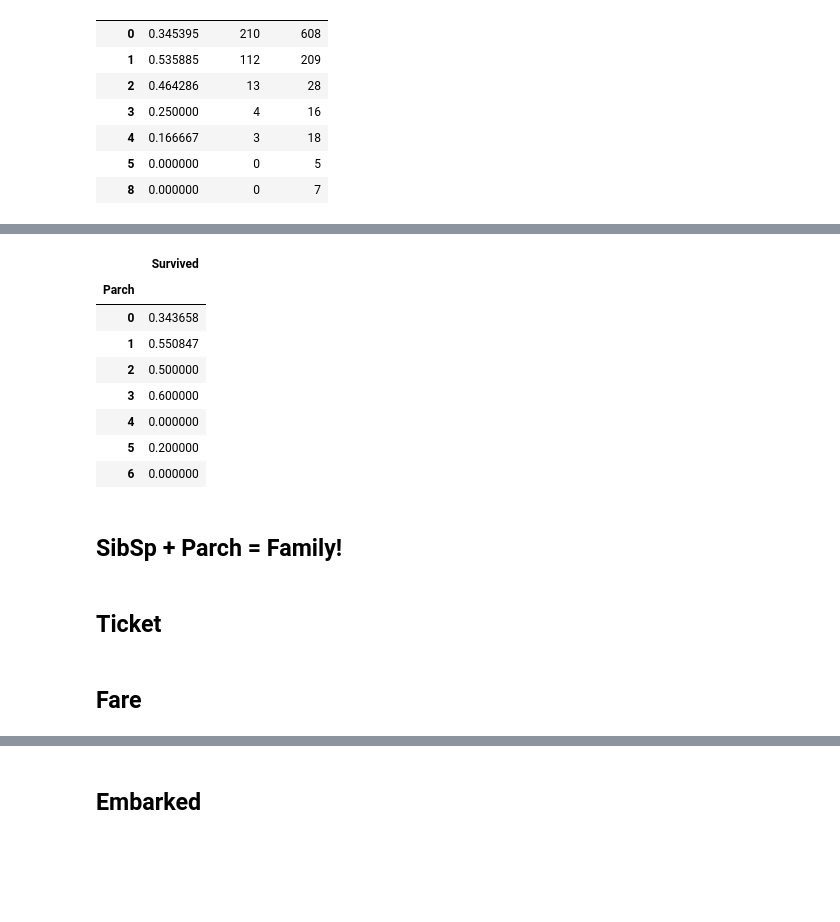
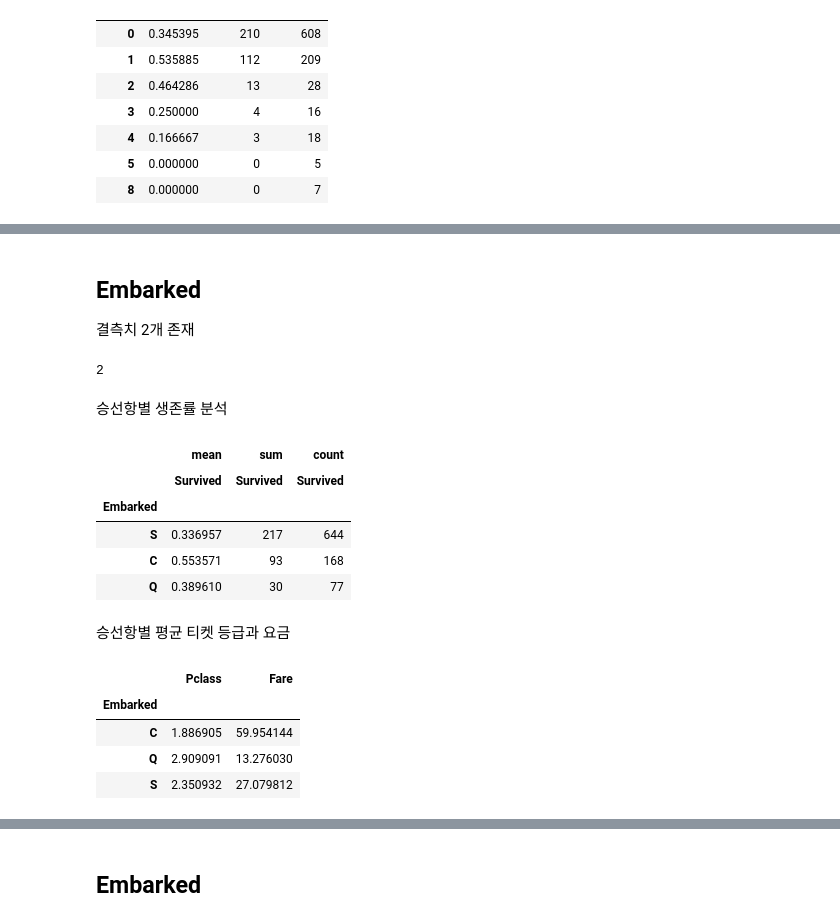
Before and after one commit to Usunwoo/kaggle-titanic, a Jupyter notebook: titanic.ipynb, the cells around one changed output, grey strips where cells are left out. Saved outputs shown, nothing was run; the diff lists cells and outputs as text; code cells hidden in the pictures; blank space fills up the shorter version.

```diff
--- a/titanic.ipynb
+++ b/titanic.ipynb
@@ -183,0 +382,3 @@ pd.pivot_table(data=train, values='Survived', index='Sex', aggfunc=['mean', 'sum
+# %%
+train['AgeRange'] = AgeRange
+train
@@ -198,0 +465,3 @@ pd.pivot_table(data=train, values='Survived', index='SibSp', aggfunc=['mean', 's
+# %%
+train['Family'] = train['SibSp'] + train['Parch']
+train['Family'].value_counts()
@@ -198,0 +578,4 @@ pd.pivot_table(data=train, values='Survived', index='SibSp', aggfunc=['mean', 's
+# %%
+droped_Cabin = train.Cabin.dropna()
+droped_Cabin = droped_Cabin.map(lambda x: x[0])
+droped_Cabin
@@ -198,0 +595,2 @@ pd.pivot_table(data=train, values='Survived', index='SibSp', aggfunc=['mean', 's
+# %%
+train['Floor'] = droped_Cabin
@@ -199,14 +632,29 @@ pd.pivot_table(data=train, values='Survived', index='SibSp', aggfunc=['mean', 's
+# %% [markdown]
+## Embarked
+
+결측치 2개 존재
+# %%
+train.Embarked.isna().sum()
+# %% [output]
+2
+# %% [markdown]
+승선항별 생존률 분석
+# %%
+pd.pivot_table(data=train, values='Survived', index='Embarked', aggfunc=['mean', 'sum', 'count'], sort=False)
+# %% [output]
+|  | mean | sum | count |
+|  | Survived | Survived | Survived |
+| Embarked |  |  |  |
+| S | 0.336957 | 217 | 644 |
+| C | 0.553571 | 93 | 168 |
+| Q | 0.389610 | 30 | 77 |
+# %% [markdown]
+승선항별 평균 티켓 등급과 요금
 # %%
-train.groupby('Parch')[['Survived']].mean()
+train.groupby('Embarked')[['Pclass', 'Fare']].mean()
 # %% [output]
-|  | Survived |
-| Parch |  |
-| 0 | 0.343658 |
-| 1 | 0.550847 |
-| 2 | 0.500000 |
-| 3 | 0.600000 |
-| 4 | 0.000000 |
-| 5 | 0.200000 |
-| 6 | 0.000000 |
+|  | Pclass | Fare |
+| Embarked |  |  |
+| C | 1.886905 | 59.954144 |
+| Q | 2.909091 | 13.276030 |
+| S | 2.350932 | 27.079812 |
-# %% [markdown]
-## SibSp + Parch = Family!
@@ -215,4 +660,0 @@ train.groupby('Parch')[['Survived']].mean()
-# %% [markdown]
-## Ticket
-# %% [markdown]
-## Fare
```
Also changed, not shown: parts of 90 cells of this notebook.
